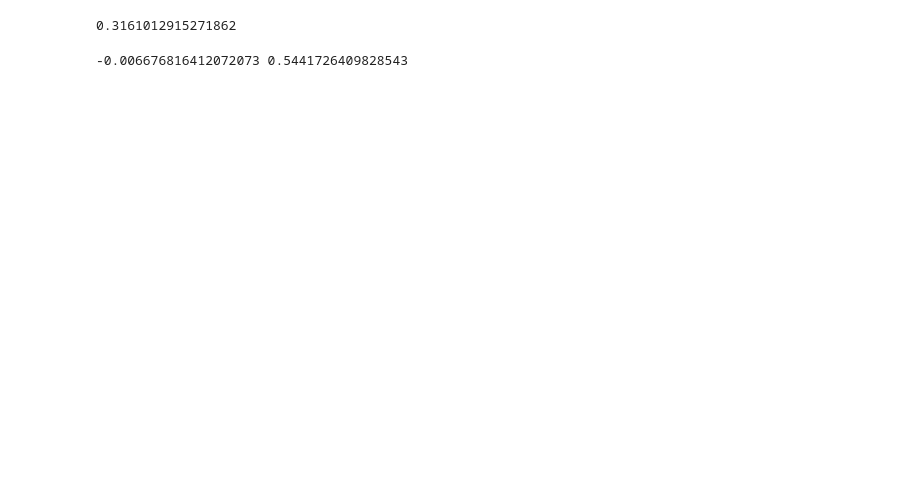
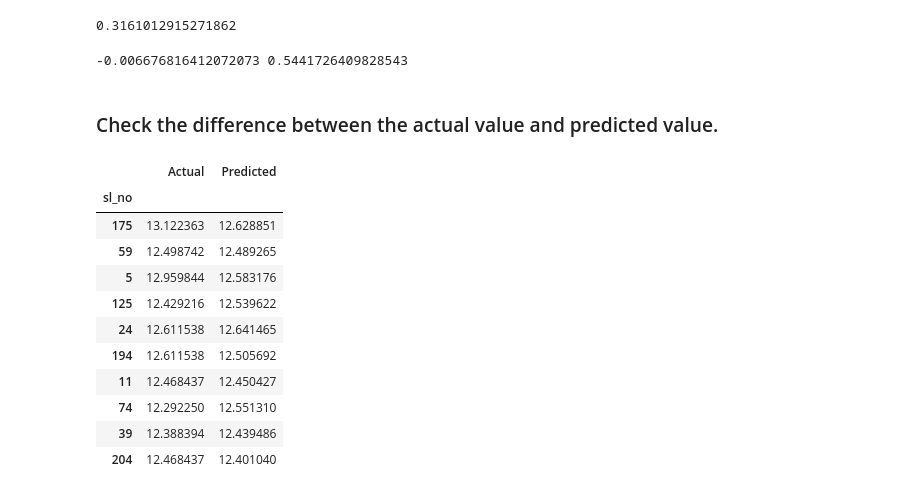
Before and after one commit to ShuklaPrashant21/Campus_Recruitment, a Jupyter notebook: Campus_Recruitment_Analysis.ipynb, the cells around one changed output. Drawn from its saved outputs; the diff is of its cells as text; code cells hidden in the pictures; blank space fills up the shorter version.

```diff
--- a/Campus_Recruitment_Analysis.ipynb
+++ b/Campus_Recruitment_Analysis.ipynb
@@ -474,3 +521,21 @@ r2_rf_train1 = model_rf1.score(x_train, y_train)
 print(r2_rf_test1, r2_rf_train1)
 # %% [output]
 -0.006676816412072073 0.5441726409828543
+# %% [markdown]
+### Check the difference between the actual value and predicted value.
+# %%
+df2 = pd.DataFrame({'Actual': y_test, 'Predicted':salary_predictions_rf1})
+df2.head(10)
+# %% [output]
+|  | Actual | Predicted |
+| sl_no |  |  |
+| 175 | 13.122363 | 12.628851 |
+| 59 | 12.498742 | 12.489265 |
+| 5 | 12.959844 | 12.583176 |
+| 125 | 12.429216 | 12.539622 |
+| 24 | 12.611538 | 12.641465 |
+| 194 | 12.611538 | 12.505692 |
+| 11 | 12.468437 | 12.450427 |
+| 74 | 12.292250 | 12.551310 |
+| 39 | 12.388394 | 12.439486 |
+| 204 | 12.468437 | 12.401040 |
```
Also changed, not shown: parts of 16 cells of this notebook.
